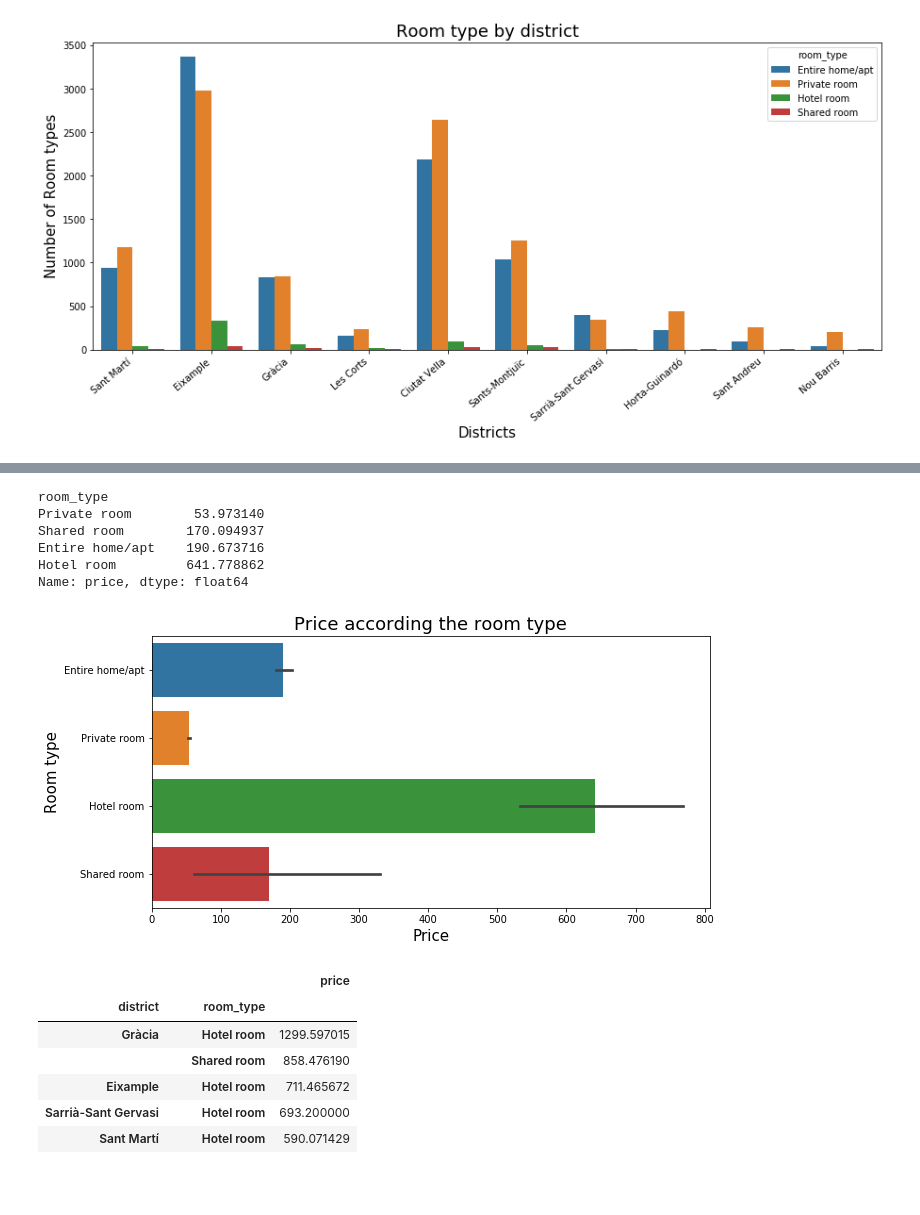
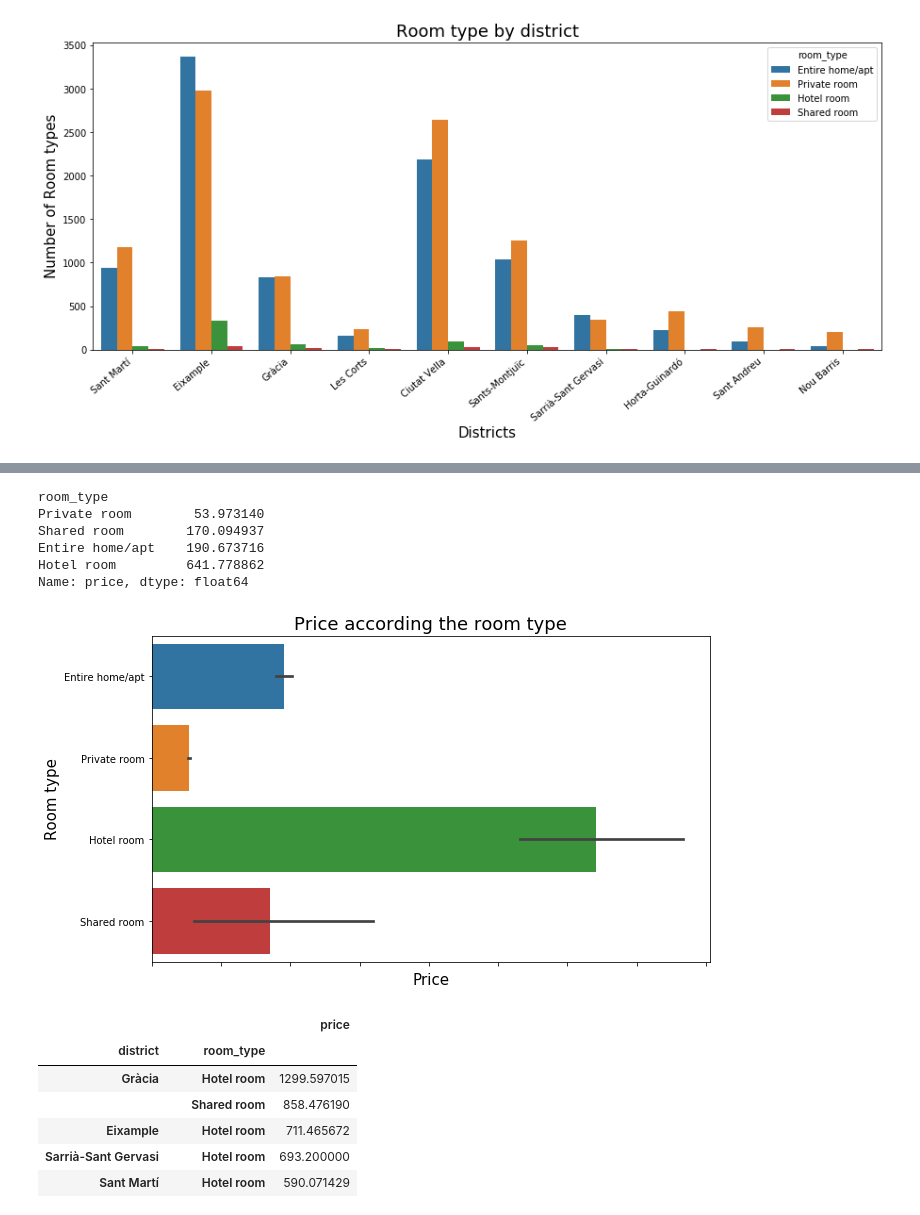
Before and after one commit to TBSantana/Barcelona_AirBnb_Data_Analysis, a Jupyter notebook: AirBnb_Barcelona_2019_Analisys.ipynb, the cells around one changed output, grey strips where cells are left out. Saved outputs shown, nothing was run; the diff lists cells and outputs as text; code cells hidden in the pictures; blank space fills up the shorter version.

Commit message:
Add show_barplot function

```diff
--- a/AirBnb_Barcelona_2019_Analisys.ipynb
+++ b/AirBnb_Barcelona_2019_Analisys.ipynb
@@ -293,15 +293,29 @@ plt.show()
 # %% [output]
 [figure]
 # %%
-#Show relation beetwen price and district
-plt.figure(figsize = (10, 6))
-ax = sns.barplot(df.district, df.price)
+# Barplot function
+def show_barplot(col_x, col_y, x_label, y_label, tittle_):
+    '''
+    INPUT
+        col_x - x column to barplot
+        col_y - y column to barplot
+        x_label - x label barplot text
+        y_label - y label barplot text
+        tittle_ - barplot tittle
 
-#set the axes
-ax.set_xlabel('Districts', weight='normal', size=15)
-ax.set_ylabel('Price in $', weight='normal', size=15)
-ax.set_xticklabels(ax.get_xticklabels(), rotation=40, ha="right", size= 12)
+    OUTPUT
+        Displays a barplot of pretty things related to the col_x and col_y.
+    '''
 
-plt.title('Price according the district', fontsize=18)
-
-plt.show()
+    #Standard sizes
+    plt.figure(figsize = (10, 6))
+    #Draw plot
+    ax = sns.barplot(col_x, col_y)
+    #Set the axes
+    ax.set_xlabel(x_label, weight='normal', size=15)
+    ax.set_ylabel(y_label, weight='normal', size=15)
+    ax.set_xticklabels(ax.get_xticklabels(), rotation=40, ha="right", size= 12)
+    #Set tittle
+    plt.title(tittle_, fontsize=18)
+    #Show plot
+    plt.show()
@@ -310,26 +327,18 @@ plt.show()
 # %%
 #Relation beetwen price and type room
 df_price_room_type = df.groupby(['room_type']).mean()['price'].sort_values()
 print(df_price_room_type)
 
 #Show price per room type
-plt.figure(figsize = (10, 5))
-ax = sns.barplot(df.price, df.room_type)
-
-#set the axes
-ax.set_xlabel('Price', weight='normal', size=15)
-ax.set_ylabel('Room type', weight='normal', size=15)
-plt.title('Price according the room type', fontsize=18)
-
-plt.show()
+show_barplot(df.price, df.room_type, 'Price', 'Room type', 'Price according the room type')
 # %% [output]
 room_type
 Private room        53.973140
 Shared room        170.094937
 Entire home/apt    190.673716
 Hotel room         641.778862
 Name: price, dtype: float64
-[figure, old version]
+[figure, new version]
 # %%
 #Highest median prices according the district and the room type
 pd.DataFrame(df.groupby(['district','room_type']).mean()['price'].sort_values(ascending=False)).head(15)
```
Also changed, not shown: parts of 5 cells of this notebook, 1 other file.
